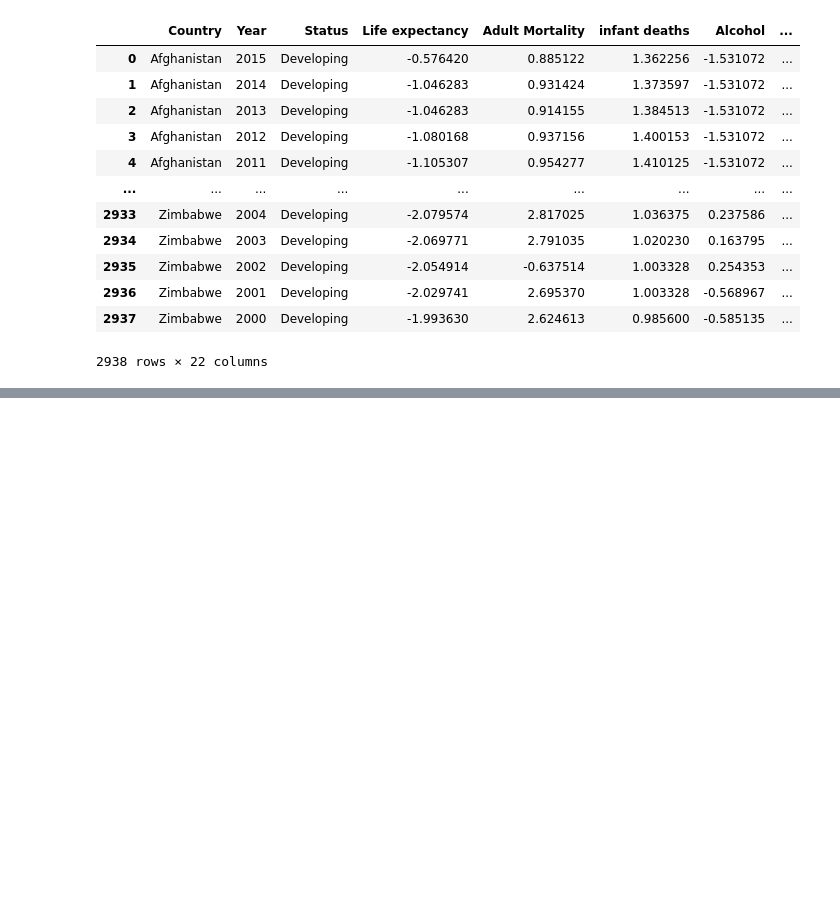
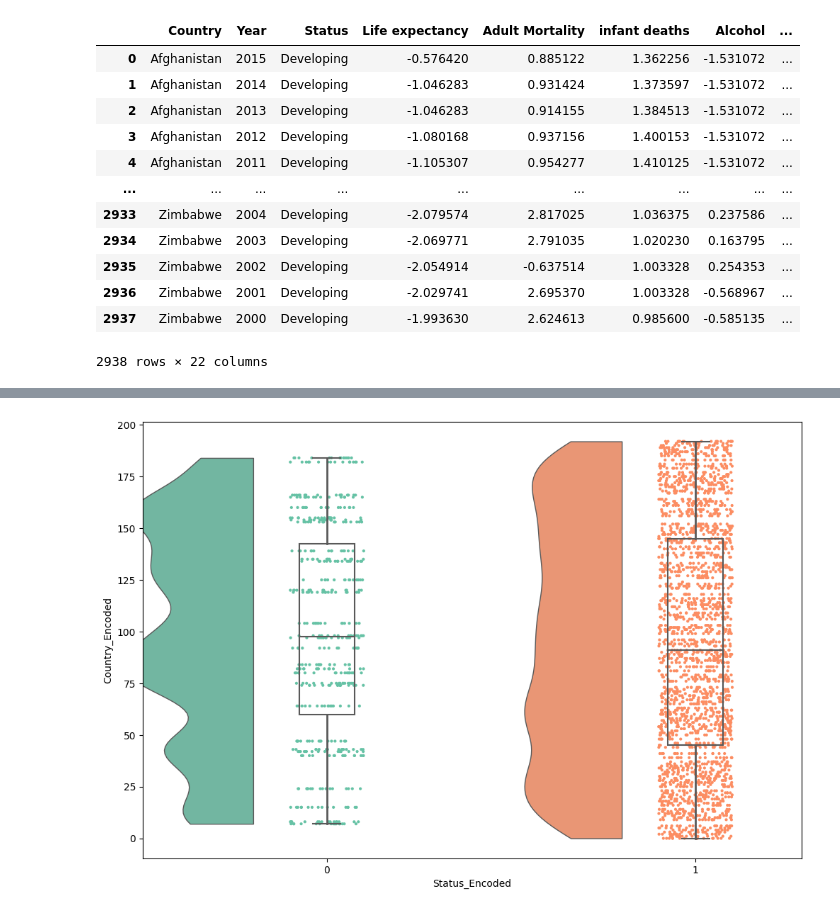
Before and after one commit to Rahafzsh/LifeExpectancyAnalysis, a Jupyter notebook: PreProcessingData.ipynb, the cells around one changed output, grey strips where cells are left out. Cells and saved outputs as stored; diff of their text form; code cells hidden in the pictures; blank space fills up the shorter version.

```diff
--- a/PreProcessingData.ipynb
+++ b/PreProcessingData.ipynb
@@ -212,0 +218,4 @@ ValueError: The truth value of a Series is ambiguous. Use a.empty, a.bool(), a.i
+# %%
+label_encoder = LabelEncoder()
+df['Country_Encoded'] = label_encoder.fit_transform(df['Country'])
+df['Status_Encoded'] = label_encoder.fit_transform(df['Status'])
@@ -212,0 +238,9 @@ ValueError: The truth value of a Series is ambiguous. Use a.empty, a.bool(), a.i
+# %%
+# Adjust figure size
+plt.figure(figsize=(12, 8))
+
+pt.RainCloud(x="Status_Encoded",y="Country_Encoded", data=df,  width_viol=0.7, bw=0.2)
+
+plt.show();
+# %% [output]
+[figure, added]
```
Also changed, not shown: parts of 4 cells of this notebook.
